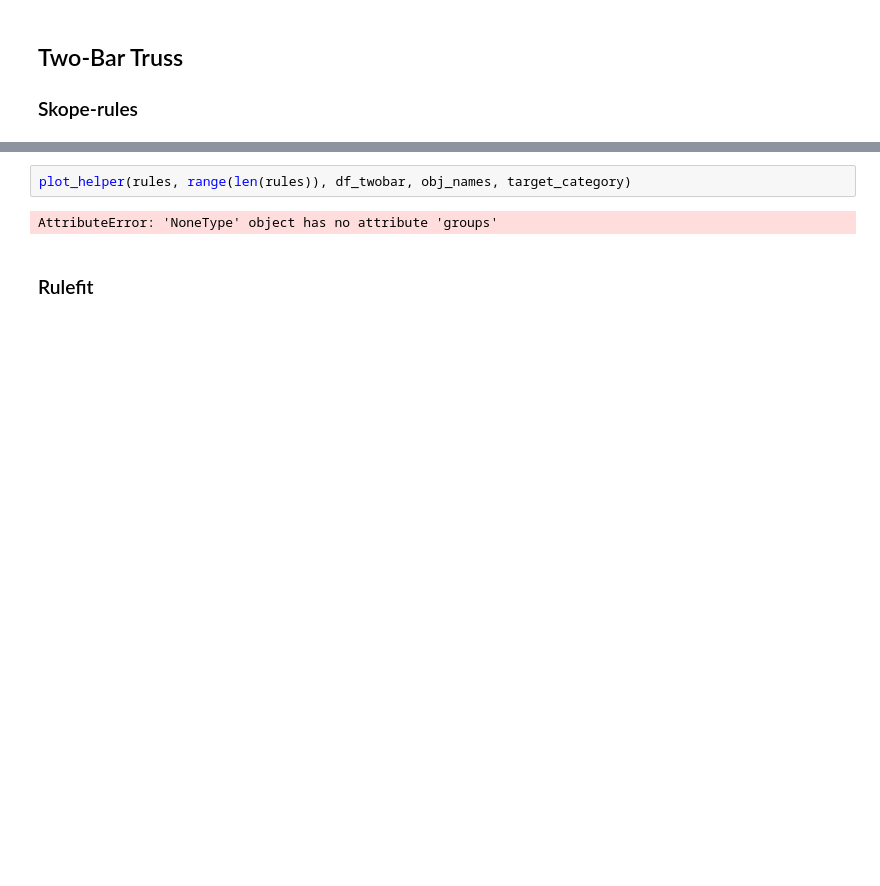
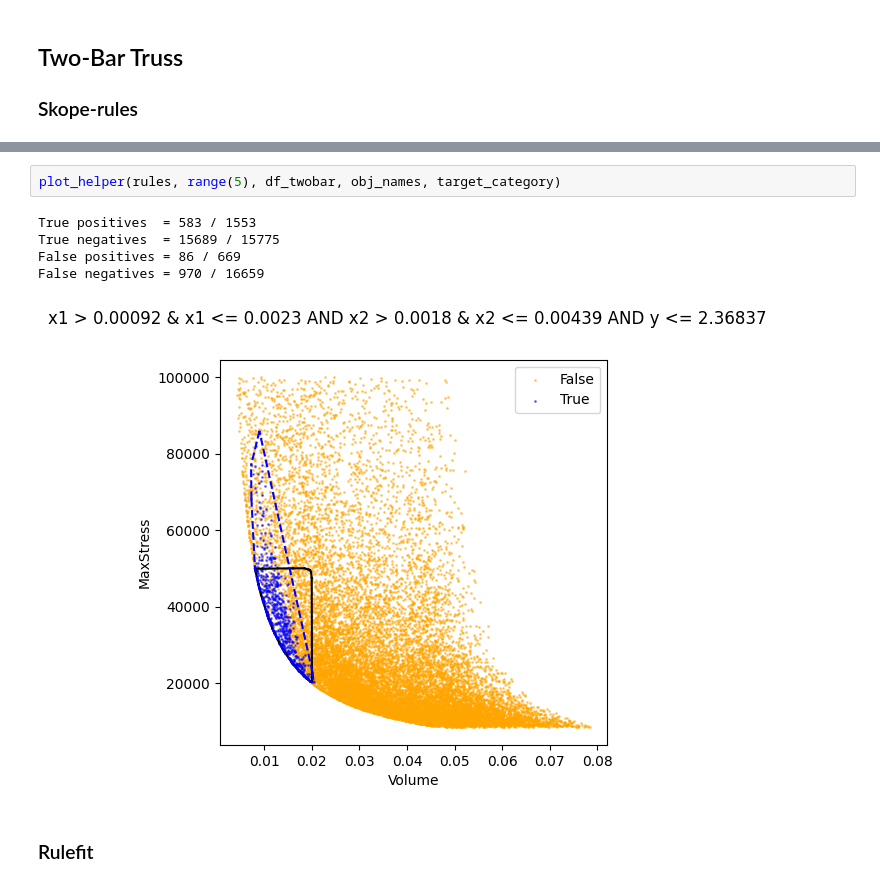
Before and after one commit to gialmisi/xaimoo-experiments, a Jupyter notebook: notebooks/Rule_showcase.ipynb, the cells around one changed output, grey strips where cells are left out. Drawn from its saved outputs; the diff is of its cells as text; blank space fills up the shorter version.

```diff
--- a/notebooks/Rule_showcase.ipynb
+++ b/notebooks/Rule_showcase.ipynb
@@ -137,7 +137,11 @@ False negatives = 1522 / 17296
 # %%
-plot_helper(rules, range(len(rules)), df_twobar, obj_names, target_category)
+plot_helper(rules, range(5), df_twobar, obj_names, target_category)
 # %% [output]
-AttributeError: 'NoneType' object has no attribute 'groups'
+True positives  = 583 / 1553
+True negatives  = 15689 / 15775
+False positives = 86 / 669
+False negatives = 970 / 16659
+[figure, added]
 # %% [markdown]
 ### Rulefit
 # %%
```
Also changed, not shown: parts of 2 cells of this notebook.
